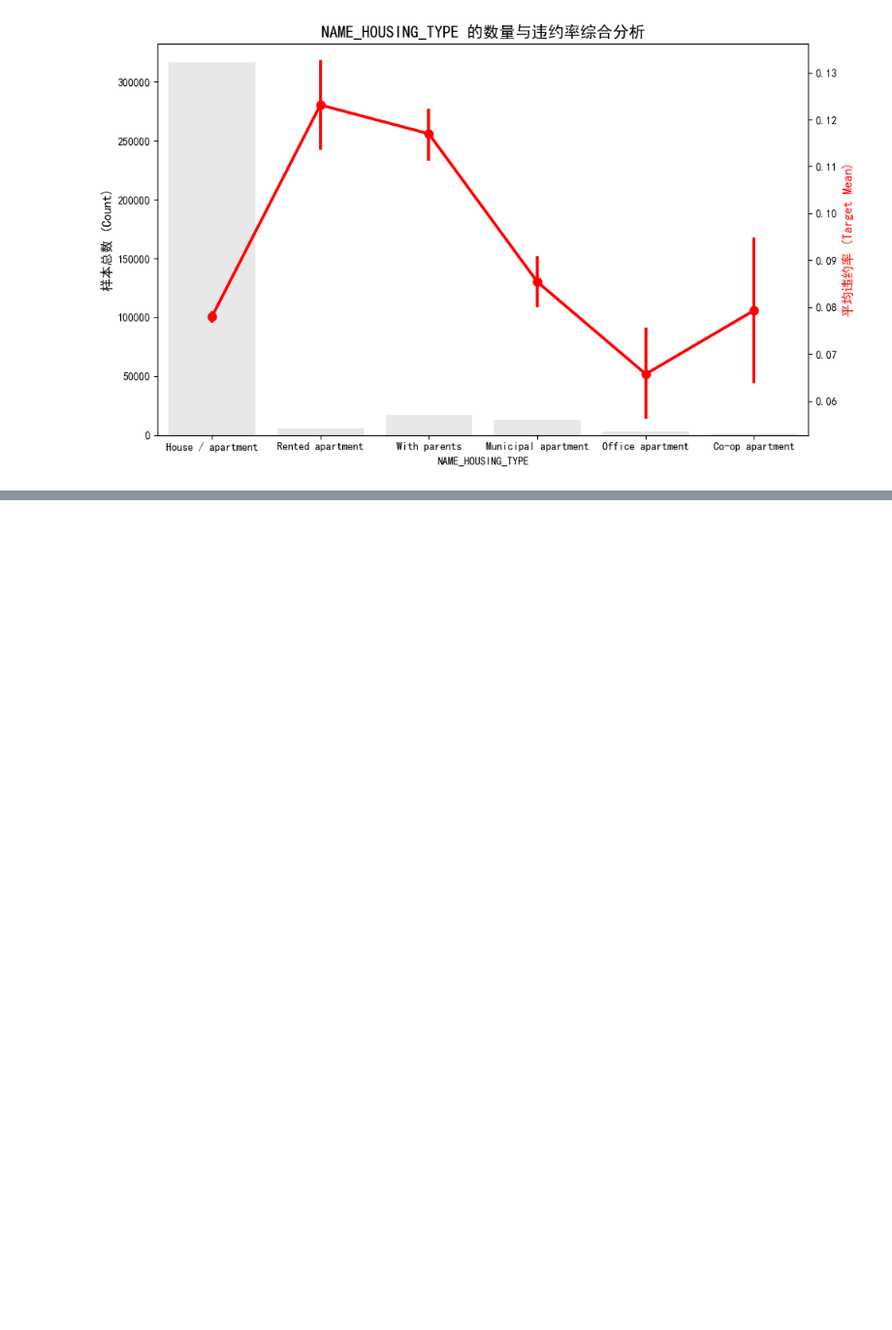
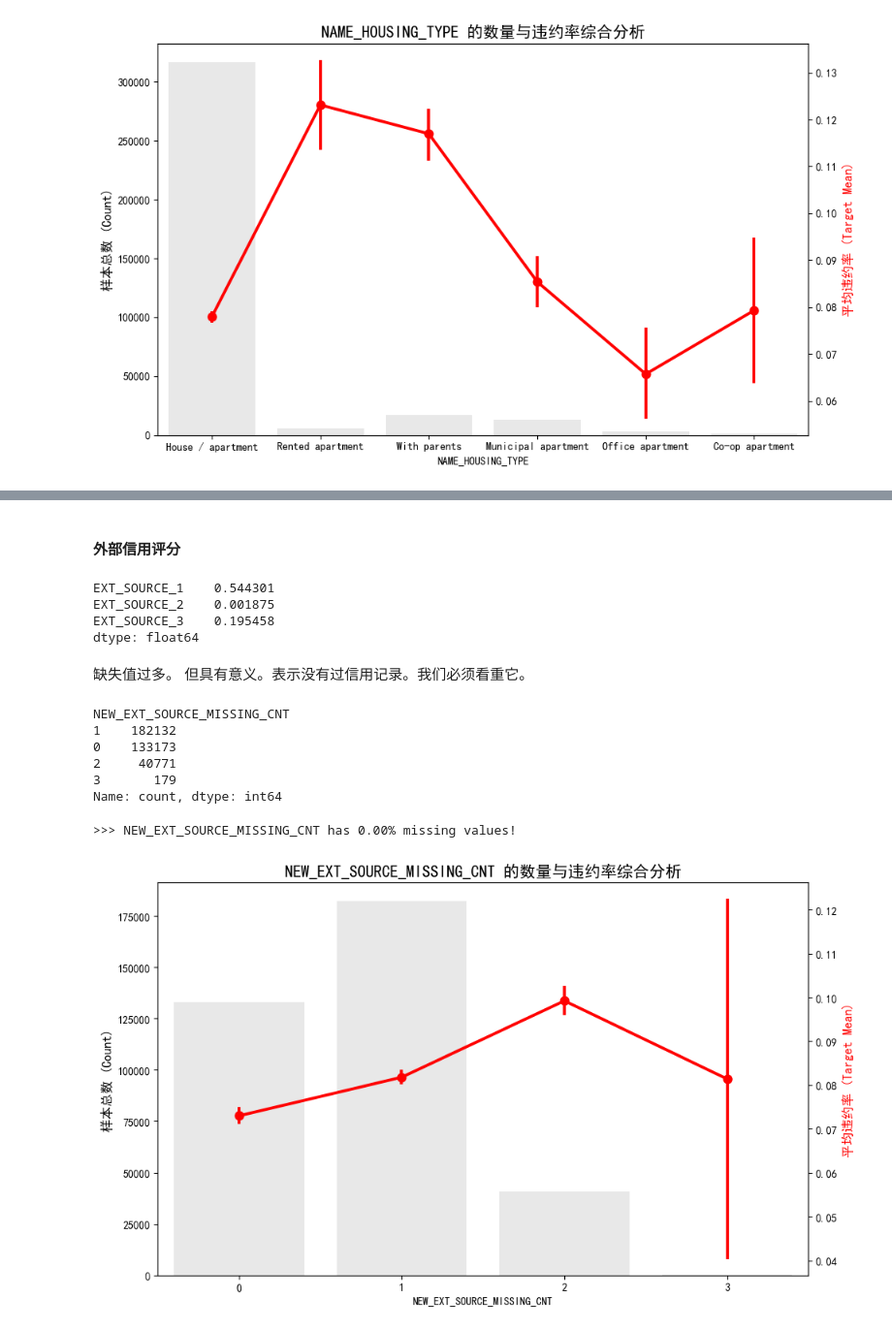
Before and after one commit to ddongzi/data-analysis, a Jupyter notebook: kaggle/Home_Credit_Default_Risk/05_better_menu_feature_enginer.ipynb, the cells around one changed output, grey strips where cells are left out. Shown at 97% size. Drawn from its saved outputs; the diff is of its cells as text; code cells hidden in the pictures; blank space fills up the shorter version.

```diff
--- a/kaggle/Home_Credit_Default_Risk/05_better_menu_feature_enginer.ipynb
+++ b/kaggle/Home_Credit_Default_Risk/05_better_menu_feature_enginer.ipynb
@@ -702,0 +705,27 @@ plot_category_stat(app,'NAME_HOUSING_TYPE')
+# %% [markdown]
+#### 外部信用评分
+# %%
+app[['EXT_SOURCE_1', 'EXT_SOURCE_2', 'EXT_SOURCE_3']].isnull().sum() / len(app)
+# %% [output]
+EXT_SOURCE_1    0.544301
+EXT_SOURCE_2    0.001875
+EXT_SOURCE_3    0.195458
+dtype: float64
+# %% [markdown]
+缺失值过多。 但具有意义。表示没有过信用记录。我们必须看重它。
+# %%
+app['NEW_EXT_SOURCE_MISSING_CNT'] = app[['EXT_SOURCE_1', 'EXT_SOURCE_2', 'EXT_SOURCE_3']].isnull().sum(axis=1)
+# %%
+app['NEW_EXT_SOURCE_MISSING_CNT'].value_counts()
+# %% [output]
+NEW_EXT_SOURCE_MISSING_CNT
+1    182132
+0    133173
+2     40771
+3       179
+Name: count, dtype: int64
+# %%
+plot_category_stat(app, 'NEW_EXT_SOURCE_MISSING_CNT')
+# %% [output]
+>>> NEW_EXT_SOURCE_MISSING_CNT has 0.00% missing values!
+[figure, added]
```
Also changed, not shown: parts of 32 cells of this notebook, 2 other files.
